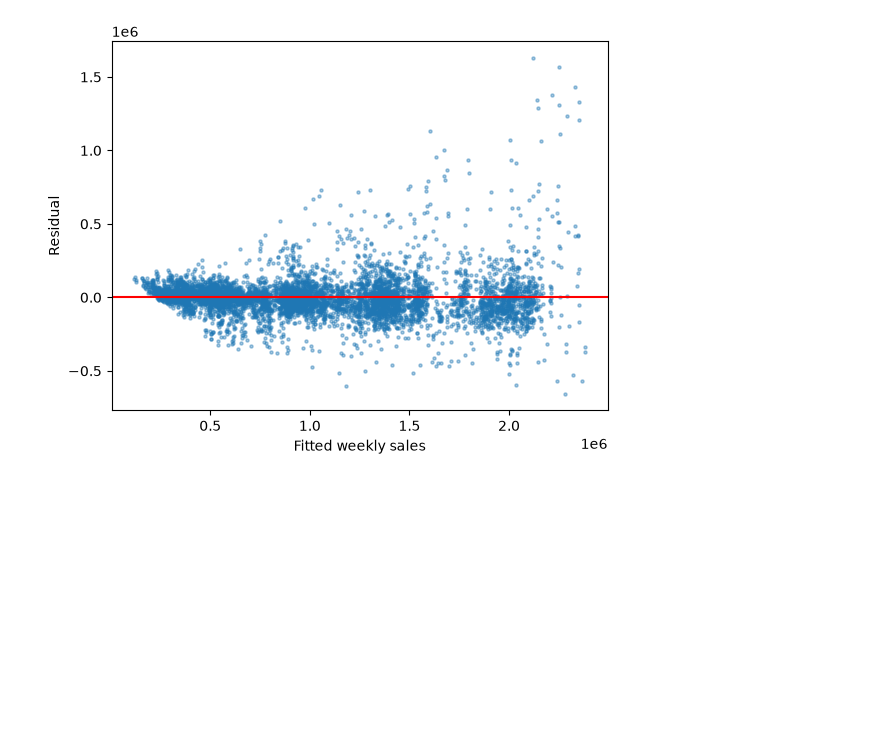
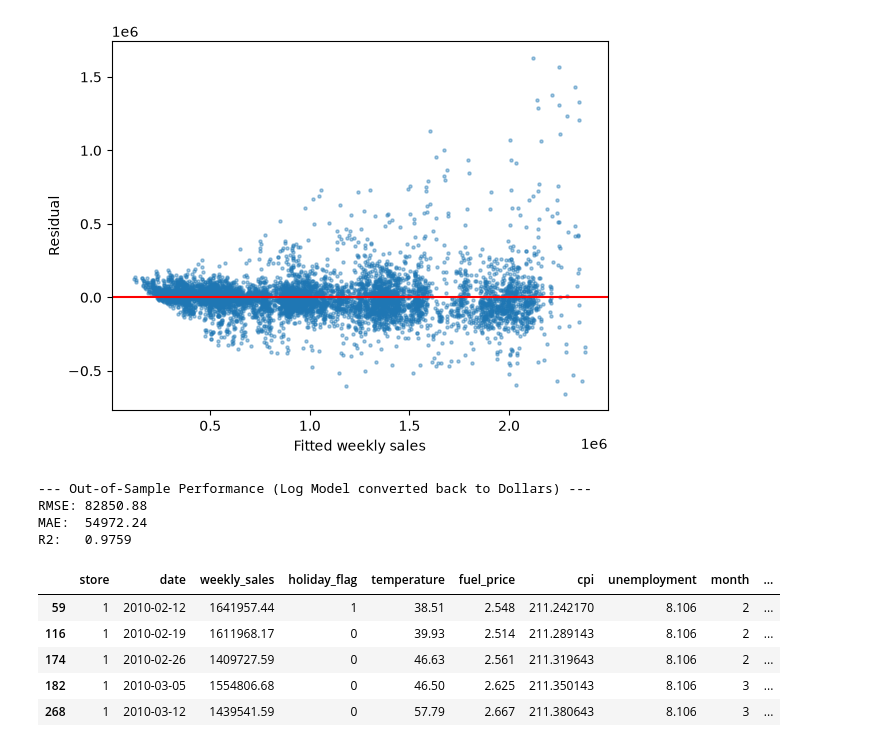
Before and after one commit to emmanuelakinmokun/predicting-weekly-retail-sales, a Jupyter notebook: notebooks/modelling.ipynb, the cells around one changed output. Cells and saved outputs as stored; diff of their text form; code cells hidden in the pictures; blank space fills up the shorter version.

```diff
--- a/notebooks/modelling.ipynb
+++ b/notebooks/modelling.ipynb
@@ -260,3 +260,57 @@ plt.ylabel('Residual')
 # %% [output]
 Text(0, 0.5, 'Residual')
 [figure]
+# %%
+
+
+#  Create a log-transformed target AND last week's sales (per store)
+df = df.sort_values(['store', 'date']) # Make sure it's sorted by time
+df['weekly_sales_log'] = np.log(df['weekly_sales'])
+df['sales_last_week'] = df.groupby('store')['weekly_sales'].shift(1)
+df['sales_last_week_log'] = np.log(df['sales_last_week'])
+
+# Drop rows with NaN caused by shifting the first week
+df = df.dropna(subset=['sales_last_week'])
+
+#  Rebuild your feature matrix X and target y (using log sales)
+# (Assuming your previous dummy columns like store_X, months, etc., are already in df)
+features = ['holiday_flag', 'temperature', 'unemployment', 'fuel_price', 'sales_last_week_log'] + \
+           [col for col in df.columns if col.startswith('month_') or col.startswith('store_')]
+
+X = df[features]
+y = df['weekly_sales_log'] # <--- Now predicting log sales!
+
+#  Time-based 80/20 Train/Test Split
+weeks = np.sort(df["date"].unique())
+cut = weeks[int(len(weeks) * 0.8)]
+train = df["date"] < cut
+
+X_train, X_test = X[train], X[~train]
+y_train, y_test = y[train], y[~train]
+
+#  Fit Linear Regression
+linreg = LinearRegression().fit(X_train, y_train)
+pred_log = linreg.predict(X_test)
+
+# Convert predictions back to original dollars using np.exp() to score accurately
+pred_dollars = np.exp(pred_log)
+y_test_dollars = np.exp(y_test)
+
+print("--- Out-of-Sample Performance (Log Model converted back to Dollars) ---")
+print(f"RMSE: {np.sqrt(mean_squared_error(y_test_dollars, pred_dollars)):.2f}")
+print(f"MAE:  {mean_absolute_error(y_test_dollars, pred_dollars):.2f}")
+print(f"R2:   {r2_score(y_test_dollars, pred_dollars):.4f}")
+# %% [output]
+--- Out-of-Sample Performance (Log Model converted back to Dollars) ---
+RMSE: 82850.88
+MAE:  54972.24
+R2:   0.9759
+# %%
+df.head()
+# %% [output]
+|  | store | date | weekly_sales | holiday_flag | temperature | fuel_price | cpi | unemployment | month | ... |
+| 59 | 1 | 2010-02-12 | 1641957.44 | 1 | 38.51 | 2.548 | 211.242170 | 8.106 | 2 | ... |
+| 116 | 1 | 2010-02-19 | 1611968.17 | 0 | 39.93 | 2.514 | 211.289143 | 8.106 | 2 | ... |
+| 174 | 1 | 2010-02-26 | 1409727.59 | 0 | 46.63 | 2.561 | 211.319643 | 8.106 | 2 | ... |
+| 182 | 1 | 2010-03-05 | 1554806.68 | 0 | 46.50 | 2.625 | 211.350143 | 8.106 | 3 | ... |
+| 268 | 1 | 2010-03-12 | 1439541.59 | 0 | 57.79 | 2.667 | 211.380643 | 8.106 | 3 | ... |
```
Also changed, not shown: parts of 4 cells of this notebook.
